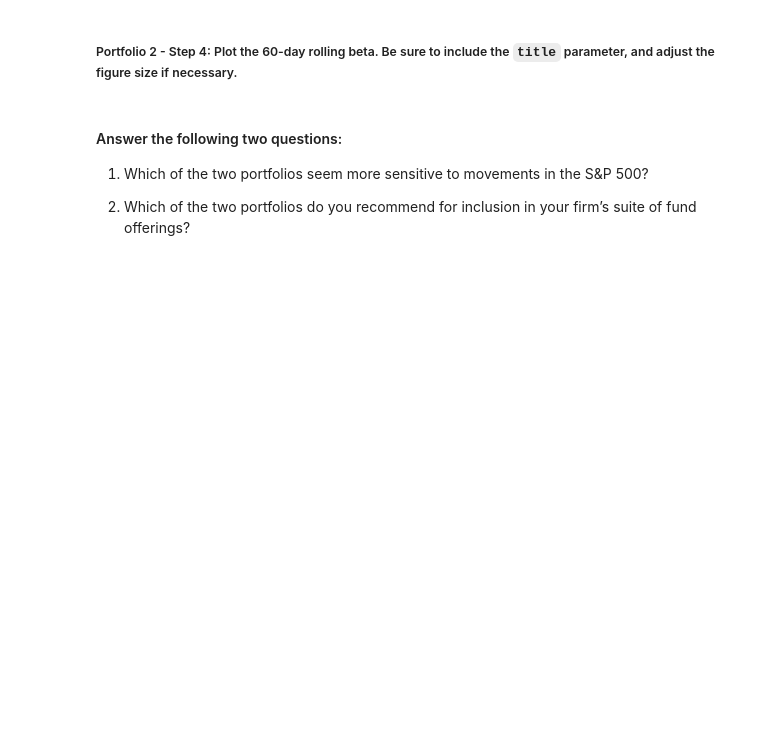
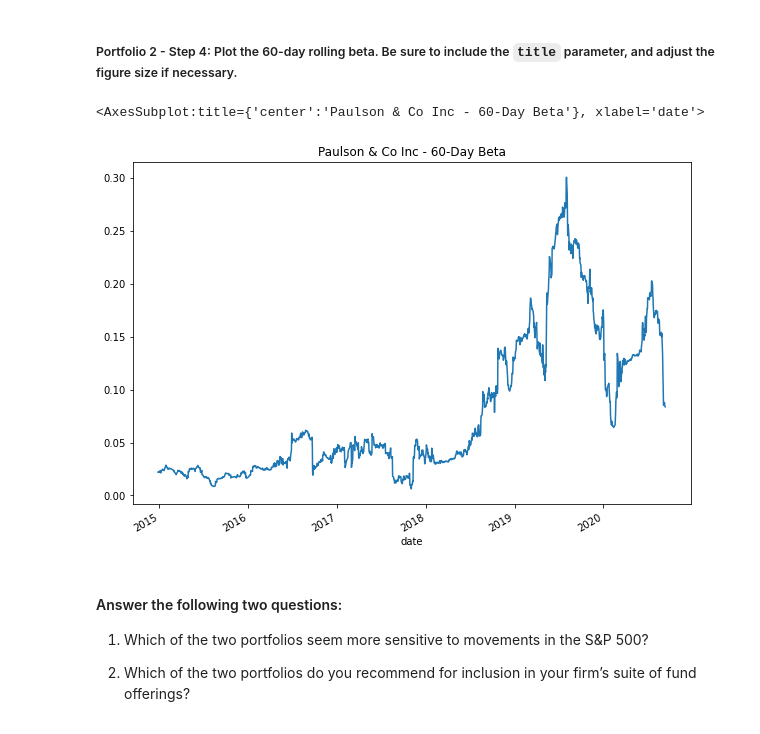
Before and after one commit to SuperTurtleWave/Module_4_Challenge, a Jupyter notebook: Starter_Code/risk_return_analysis.ipynb, the cells around one changed output. Cells and saved outputs as stored; diff of their text form; code cells hidden in the pictures; blank space fills up the shorter version.

```diff
--- a/Starter_Code/risk_return_analysis.ipynb
+++ b/Starter_Code/risk_return_analysis.ipynb
@@ -433,4 +472,6 @@ Name: S&P 500, dtype: float64
 # %%
 # Calculate the covariance using a 60-day rolling window
 # Review the last five rows of the covariance data
-# YOUR CODE HERE
+paulson_rolling_60_covariance = whales_navs_daily_returns["PAULSON & CO.INC."].rolling(window=60).cov(whales_navs_daily_returns["S&P 500"].rolling(window=60))
+
+paulson_rolling_60_covariance.tail()
@@ -439,4 +488,6 @@ Name: S&P 500, dtype: float64
 # %%
 # Calculate the beta based on the 60-day rolling covariance compared to the market (S&P 500)
 # Review the last five rows of the beta information
-# YOUR CODE HERE
+paulson_rolling_60_beta = paulson_rolling_60_covariance / market_variance
+
+paulson_rolling_60_beta.tail()
@@ -450,7 +525,10 @@ Name: S&P 500, dtype: float64
 # %%
 # Plot the rolling beta
 # Include a title parameter and adjust the figure size
-# YOUR CODE HERE
+paulson_rolling_60_beta.plot(figsize=(10,7),title="Paulson & Co Inc - 60-Day Beta")
+# %% [output]
+<AxesSubplot:title={'center':'Paulson & Co Inc - 60-Day Beta'}, xlabel='date'>
+[figure, added]
 # %% [markdown]
 #### Answer the following two questions:
 
```
Also changed, not shown: parts of 9 cells of this notebook.
